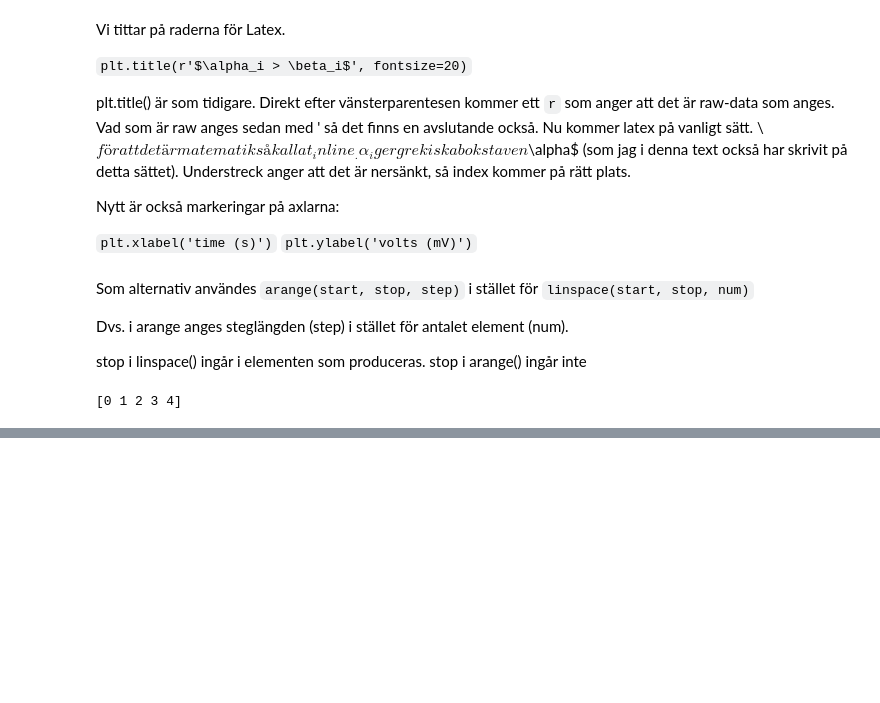
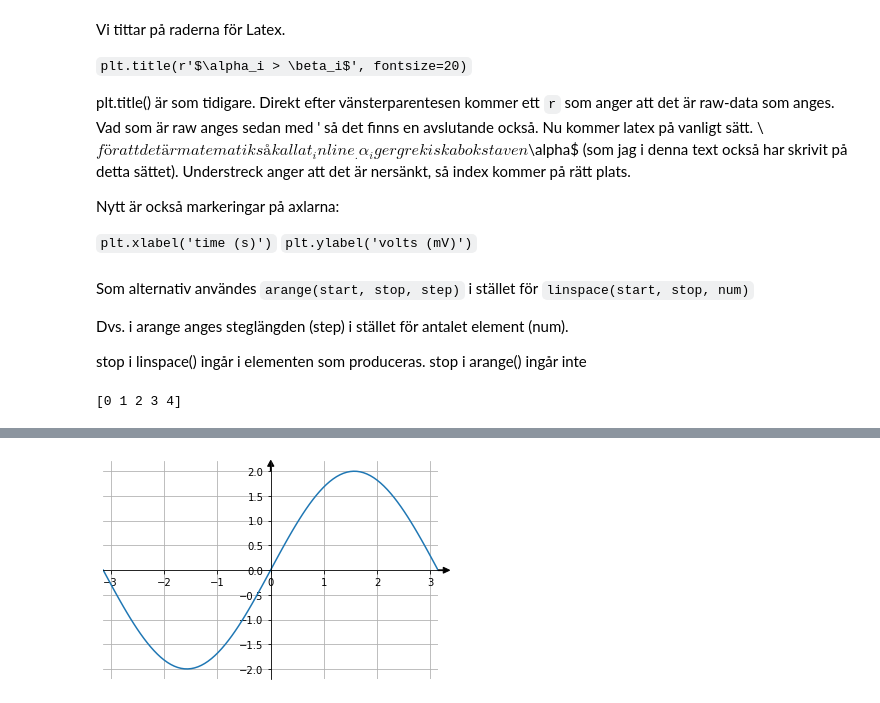
Before and after one commit to cognitrap/progr, a Jupyter notebook: plot2.ipynb, the cells around one changed output, grey strips where cells are left out. Cells and saved outputs as stored; diff of their text form; code cells hidden in the pictures; blank space fills up the shorter version.

```diff
--- a/plot2.ipynb
+++ b/plot2.ipynb
@@ -313,0 +324,31 @@ print(t)
+# %%
+import numpy as np
+import matplotlib.pyplot as plt
+
+
+#fig = plt.figure()
+
+x = np.linspace(-np.pi, np.pi, 100)
+y = 2*np.sin(x)
+
+ax = plt.gca() #Säger bara att vi vill arbeta med gällande bilds axlar: get current axes/chart
+
+ax.plot(x, y)
+ax.grid(True)
+ax.spines['left'].set_position('zero')
+ax.spines['right'].set_color('none')
+ax.spines['bottom'].set_position('zero')
+ax.spines['top'].set_color('none')
+
+plt.xlim(-np.pi,np.pi)
+
+plt.arrow(3.14, -0.003, 0.1, 0, width=0.015, color="k", clip_on=False, head_width=0.12, head_length=0.12)
+plt.arrow(0.003, 2, 0, 0.1, width=0.015, color="k", clip_on=False, head_width=0.12, head_length=0.12)
+
+
+
+
+plt.savefig("sin.png")
+plt.show()
+# %% [output]
+[figure, added]
```
Also changed, not shown: parts of 7 cells of this notebook, 6 other files.
